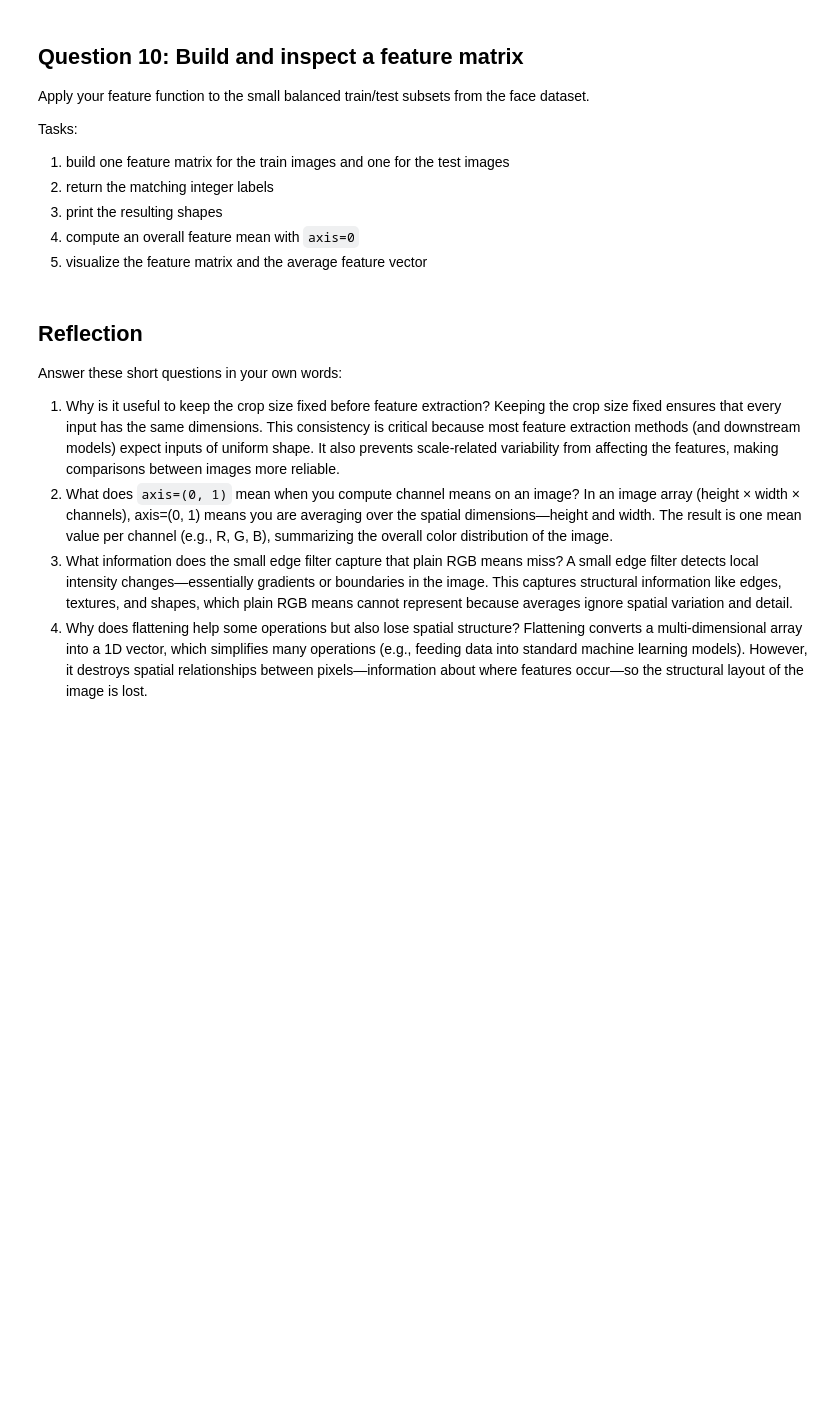
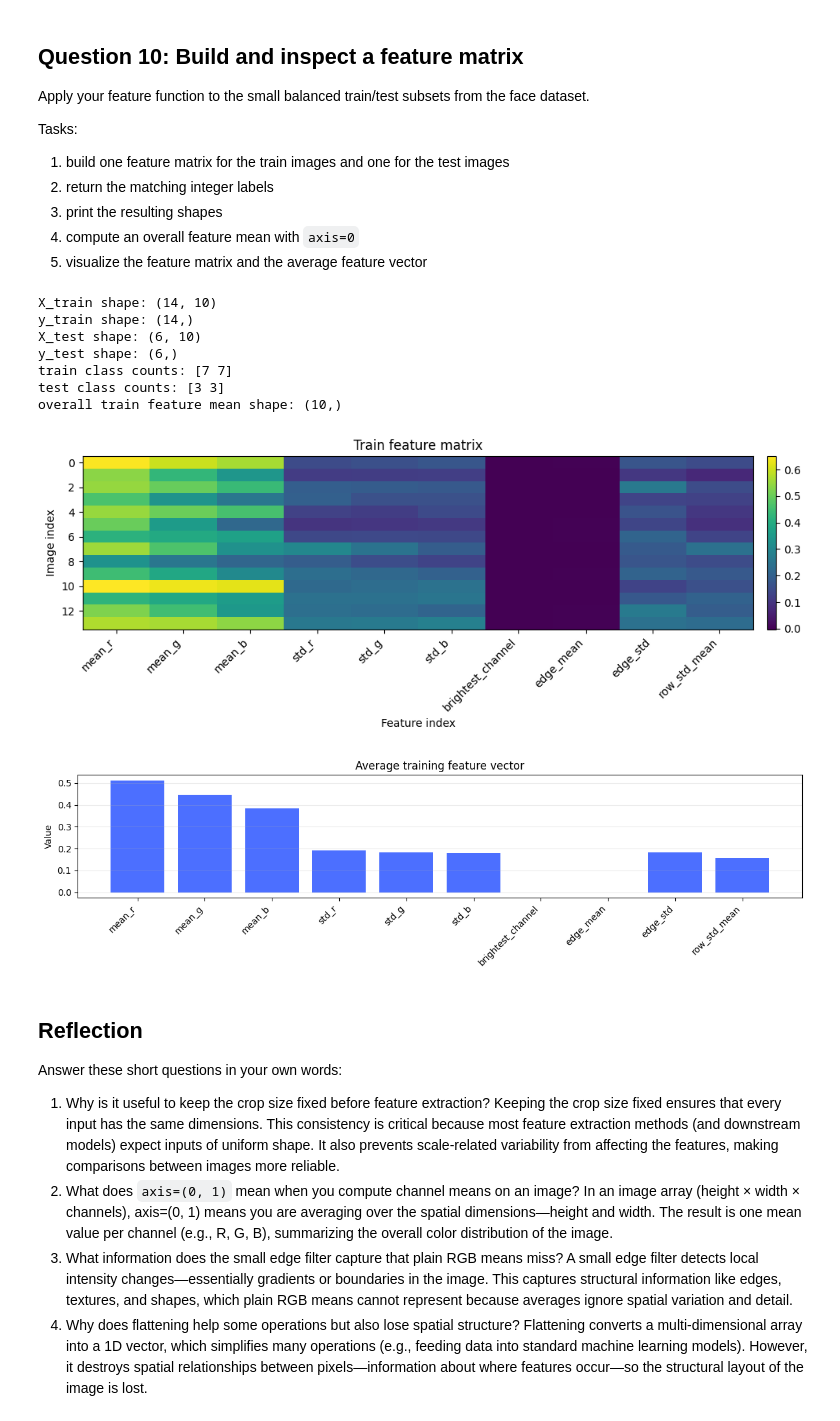
Before and after one commit to vgu-dsai-2026/lab-1-numpy-belfee, a Jupyter notebook: notebook.ipynb, the cells around one changed output. Drawn from its saved outputs; the diff is of its cells as text; code cells hidden in the pictures; blank space fills up the shorter version.

```diff
--- a/notebook.ipynb
+++ b/notebook.ipynb
@@ -425,50 +468,61 @@ Tasks:
 5. visualize the feature matrix and the average feature vector
 # %%
 def build_feature_matrix(paths: list[Path], kernel: np.ndarray) -> tuple[np.ndarray, np.ndarray]:
-    # TODO: apply extract_features to every path and return X (features) and y (integer labels).
     features_list = []
     labels = []
 
+    # Tạo mapping class → index (quan trọng!)
+    class_names = sorted({p.parent.name for p in paths})
+    class_to_idx = {name: i for i, name in enumerate(class_names)}
+
     for p in paths:
-        img = load_image_np(p)                     # H x W x 3, uint8
-        feat = extract_features(img, kernel)        # shape (10,), float32
+        img = load_image_np(p)
+        feat = extract_features(img, kernel)
         features_list.append(feat)
 
-        # Label: 1 = face, 0 = non-face
-        # Inferred from the immediate parent directory name
-        label = 1 if "face" in p.parent.name.lower() and "non" not in p.parent.name.lower() else 0
+        label = class_to_idx[p.parent.name]
         labels.append(label)
 
-    X = np.array(features_list, dtype=np.float32)  # shape (N, 10)
-    y = np.array(labels, dtype=np.int64)            # shape (N,)
+    X = np.stack(features_list, axis=0).astype(np.float32)
+    y = np.array(labels, dtype=np.int64)
 
     return X, y
 
 X_train, y_train = build_feature_matrix(train_paths, EDGE_KERNEL)
 X_test, y_test = build_feature_matrix(test_paths, EDGE_KERNEL)
 print("X_train shape:", X_train.shape)
 print("y_train shape:", y_train.shape)
 print("X_test shape:", X_test.shape)
 print("y_test shape:", y_test.shape)
 print("train class counts:", np.bincount(y_train, minlength=2))
 print("test class counts:", np.bincount(y_test, minlength=2))
 
 train_feature_mean = X_train.mean(axis=0)
 print("overall train feature mean shape:", train_feature_mean.shape)
 
 fig, ax = plt.subplots(figsize=(10, 4))
 image = ax.imshow(X_train, aspect="auto", cmap="viridis")
 ax.set_title("Train feature matrix")
 ax.set_xlabel("Feature index")
 ax.set_ylabel("Image index")
 ax.set_xticks(range(len(FEATURE_NAMES)))
 ax.set_xticklabels(FEATURE_NAMES, rotation=45, ha="right")
 fig.colorbar(image, ax=ax, fraction=0.03, pad=0.02)
 fig.tight_layout()
 plt.show()
 
 fig, ax = plot_feature_vector(train_feature_mean, FEATURE_NAMES, title="Average training feature vector")
 plt.show()
+# %% [output]
+X_train shape: (14, 10)
+y_train shape: (14,)
+X_test shape: (6, 10)
+y_test shape: (6,)
+train class counts: [7 7]
+test class counts: [3 3]
+overall train feature mean shape: (10,)
+[figure, added]
+[figure, added]
 # %% [markdown]
 ## Reflection
 
```
Also changed, not shown: parts of 11 cells of this notebook.
